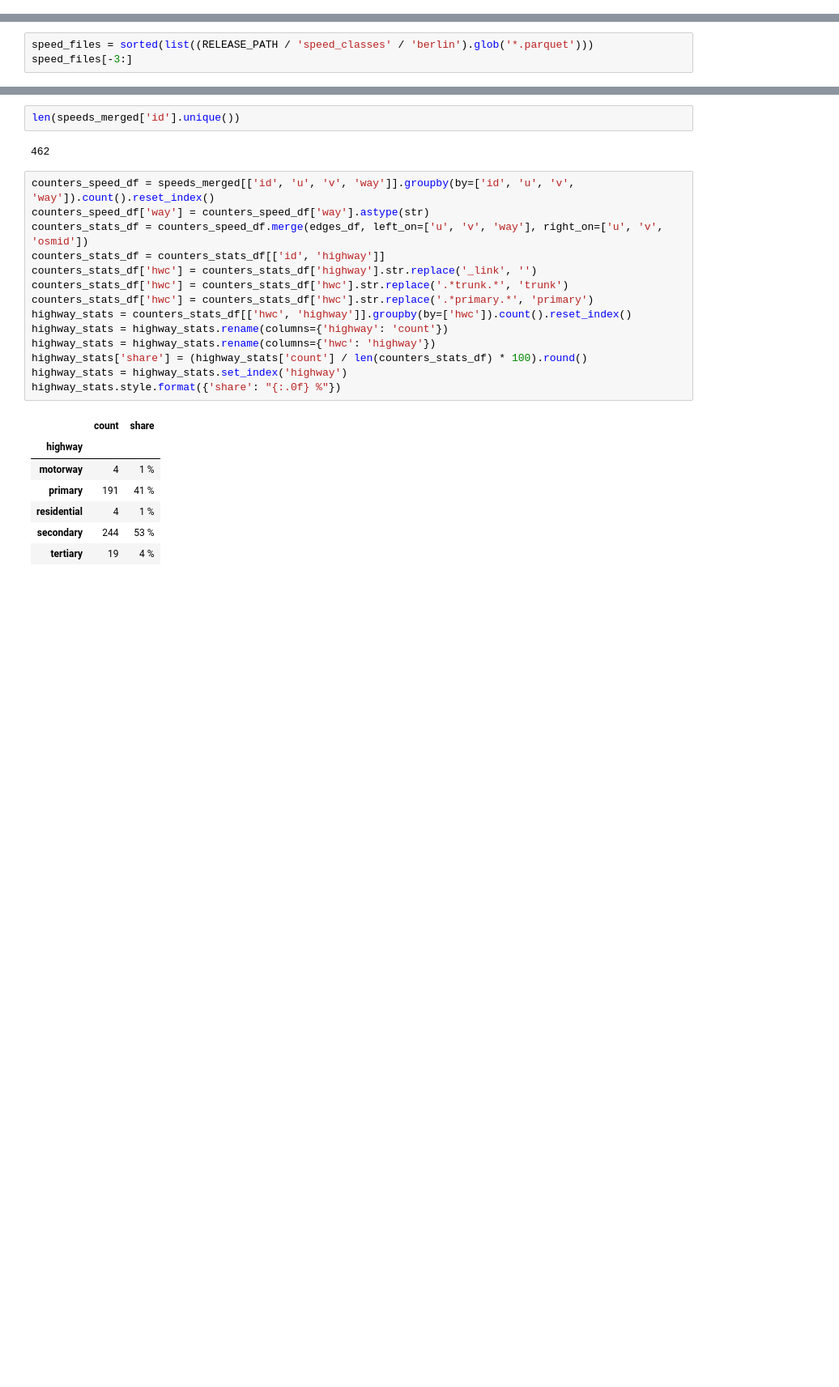
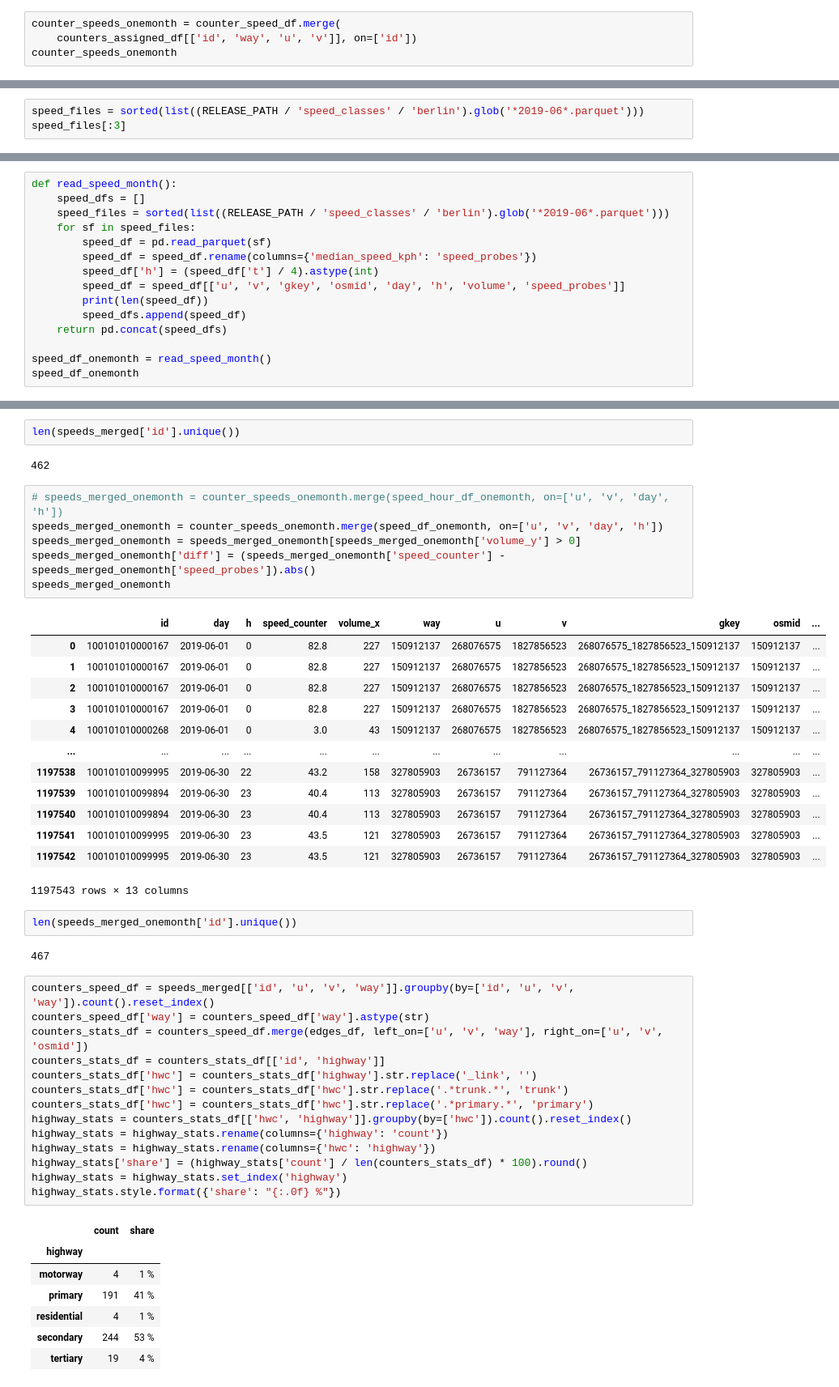
Before and after one commit to iarai/MeTS-10, a Jupyter notebook: analysis/val02_counters/counters03_explore_berlin_uber.ipynb, the cells around one changed output, grey strips where cells are left out. Shown at 81% size. Drawn from its saved outputs; the diff is of its cells as text; blank space fills up the shorter version.

```diff
--- a/analysis/val02_counters/counters03_explore_berlin_uber.ipynb
+++ b/analysis/val02_counters/counters03_explore_berlin_uber.ipynb
@@ -236,3 +236,7 @@ counter_speeds_oneday
 | 7309 | 100101010099995 | 2019-06-04 | 22 | 40.4 | 210 | 327805903 | 26736157 | 791127364 |
 | 7310 | 100101010099995 | 2019-06-04 | 23 | 42.1 | 119 | 327805903 | 26736157 | 791127364 |
 7311 rows × 8 columns
+# %%
+counter_speeds_onemonth = counter_speed_df.merge(
+    counters_assigned_df[['id', 'way', 'u', 'v']], on=['id'])
+counter_speeds_onemonth
@@ -239,6 +257,6 @@ counter_speeds_oneday
 # %% [markdown]
 ### Load T4c speed values
 # %%
-speed_files = sorted(list((RELEASE_PATH / 'speed_classes' / 'berlin').glob('*.parquet')))
-speed_files[-3:]
+speed_files = sorted(list((RELEASE_PATH / 'speed_classes' / 'berlin').glob('*2019-06*.parquet')))
+speed_files[:3]
 # %% [output]
@@ -283,3 +301,18 @@ speed_hour_df
 | 367763 | 6173378378 | 426425008 | 6173378378_426425008_132105452 | 132105452 | 2019-06-04 | 22 | 9.250000 | 34.039216 |
 | 367764 | 6173378378 | 426425008 | 6173378378_426425008_132105452 | 132105452 | 2019-06-04 | 23 | 7.000000 | 42.235294 |
 367765 rows × 8 columns
+# %%
+def read_speed_month():
+    speed_dfs = []
+    speed_files = sorted(list((RELEASE_PATH / 'speed_classes' / 'berlin').glob('*2019-06*.parquet')))
+    for sf in speed_files:
+        speed_df = pd.read_parquet(sf)
+        speed_df = speed_df.rename(columns={'median_speed_kph': 'speed_probes'})
+        speed_df['h'] = (speed_df['t'] / 4).astype(int)
+        speed_df = speed_df[['u', 'v', 'gkey', 'osmid', 'day', 'h', 'volume', 'speed_probes']]
+        print(len(speed_df))
+        speed_dfs.append(speed_df)
+    return pd.concat(speed_dfs)
+
+speed_df_onemonth = read_speed_month()
+speed_df_onemonth
@@ -324,6 +405,30 @@ speeds_merged
 len(speeds_merged['id'].unique())
 # %% [output]
 462
+# %%
+# speeds_merged_onemonth = counter_speeds_onemonth.merge(speed_hour_df_onemonth, on=['u', 'v', 'day', 'h'])
+speeds_merged_onemonth = counter_speeds_onemonth.merge(speed_df_onemonth, on=['u', 'v', 'day', 'h'])
+speeds_merged_onemonth = speeds_merged_onemonth[speeds_merged_onemonth['volume_y'] > 0]
+speeds_merged_onemonth['diff'] = (speeds_merged_onemonth['speed_counter'] - speeds_merged_onemonth['speed_probes']).abs()
+speeds_merged_onemonth
+# %% [output]
+|  | id | day | h | speed_counter | volume_x | way | u | v | gkey | osmid | ... |
+| 0 | 100101010000167 | 2019-06-01 | 0 | 82.8 | 227 | 150912137 | 268076575 | 1827856523 | 268076575_1827856523_150912137 | 150912137 | ... |
+| 1 | 100101010000167 | 2019-06-01 | 0 | 82.8 | 227 | 150912137 | 268076575 | 1827856523 | 268076575_1827856523_150912137 | 150912137 | ... |
+| 2 | 100101010000167 | 2019-06-01 | 0 | 82.8 | 227 | 150912137 | 268076575 | 1827856523 | 268076575_1827856523_150912137 | 150912137 | ... |
+| 3 | 100101010000167 | 2019-06-01 | 0 | 82.8 | 227 | 150912137 | 268076575 | 1827856523 | 268076575_1827856523_150912137 | 150912137 | ... |
+| 4 | 100101010000268 | 2019-06-01 | 0 | 3.0 | 43 | 150912137 | 268076575 | 1827856523 | 268076575_1827856523_150912137 | 150912137 | ... |
+| ... | ... | ... | ... | ... | ... | ... | ... | ... | ... | ... | ... |
+| 1197538 | 100101010099995 | 2019-06-30 | 22 | 43.2 | 158 | 327805903 | 26736157 | 791127364 | 26736157_791127364_327805903 | 327805903 | ... |
+| 1197539 | 100101010099894 | 2019-06-30 | 23 | 40.4 | 113 | 327805903 | 26736157 | 791127364 | 26736157_791127364_327805903 | 327805903 | ... |
+| 1197540 | 100101010099894 | 2019-06-30 | 23 | 40.4 | 113 | 327805903 | 26736157 | 791127364 | 26736157_791127364_327805903 | 327805903 | ... |
+| 1197541 | 100101010099995 | 2019-06-30 | 23 | 43.5 | 121 | 327805903 | 26736157 | 791127364 | 26736157_791127364_327805903 | 327805903 | ... |
+| 1197542 | 100101010099995 | 2019-06-30 | 23 | 43.5 | 121 | 327805903 | 26736157 | 791127364 | 26736157_791127364_327805903 | 327805903 | ... |
+1197543 rows × 13 columns
+# %%
+len(speeds_merged_onemonth['id'].unique())
+# %% [output]
+467
 # %%
 counters_speed_df = speeds_merged[['id', 'u', 'v', 'way']].groupby(by=['id', 'u', 'v', 'way']).count().reset_index()
 counters_speed_df['way'] = counters_speed_df['way'].astype(str)
```
Also changed, not shown: parts of 10 cells of this notebook, 12 other files.
